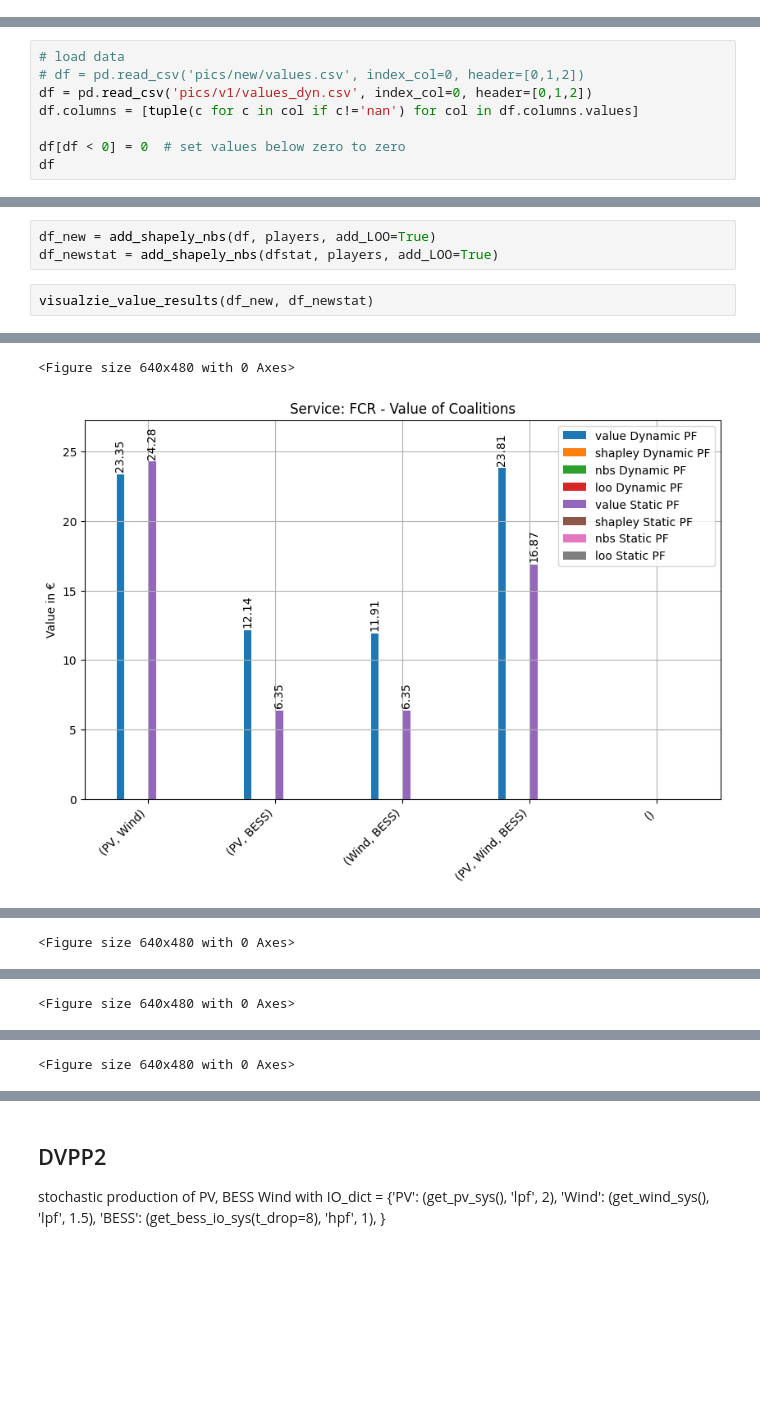
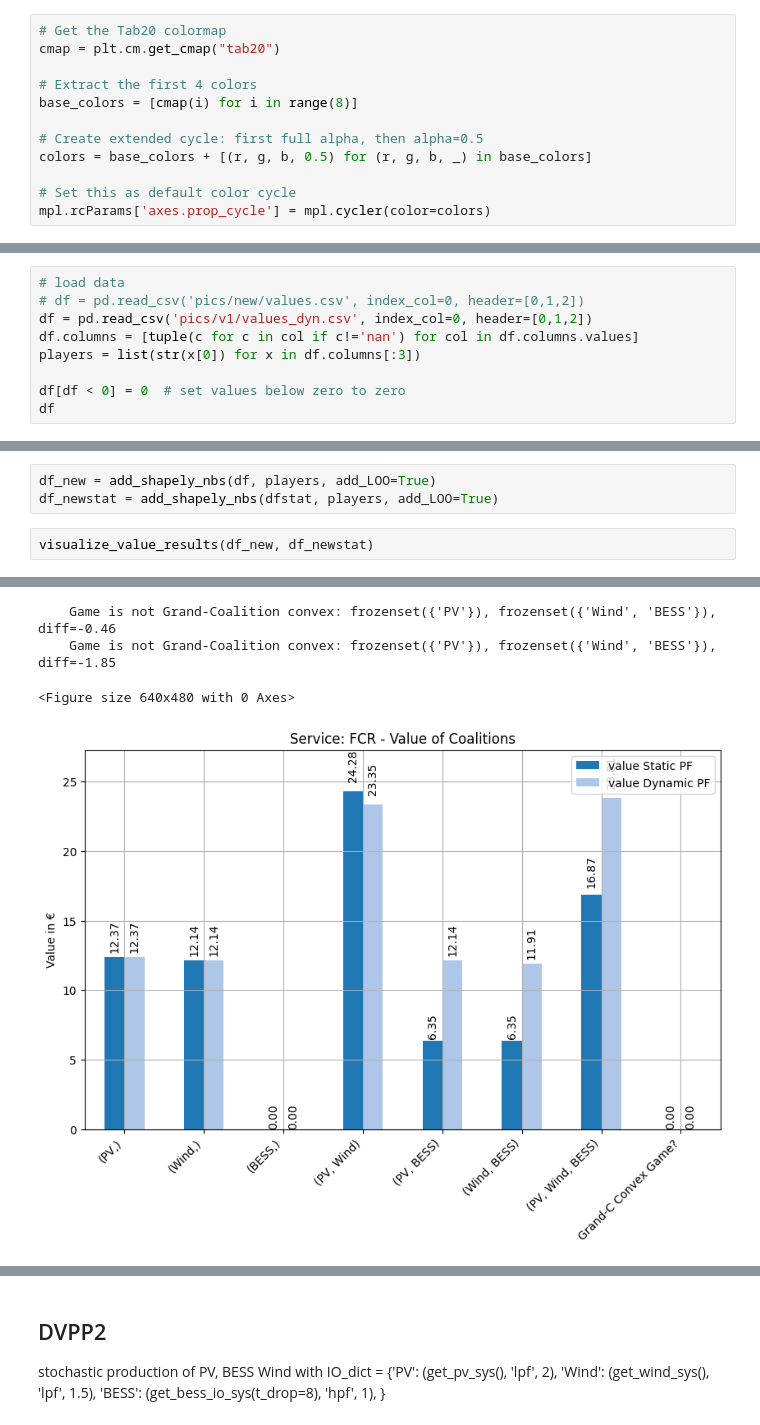
Before and after one commit to cvonholly/dvpp_reward_mechanism, a Jupyter notebook: visualize.ipynb, the cells around one changed output, grey strips where cells are left out. Cells and saved outputs as stored; diff of their text form; blank space fills up the shorter version.

Commit message:
run intermittent generation, update plots

```diff
--- a/visualize.ipynb
+++ b/visualize.ipynb
@@ -353,3 +363,15 @@ def print_2f_dict(d: dict):
+# %%
+# Get the Tab20 colormap
+cmap = plt.cm.get_cmap("tab20")
+
+# Extract the first 4 colors
+base_colors = [cmap(i) for i in range(8)]
+
+# Create extended cycle: first full alpha, then alpha=0.5
+colors = base_colors + [(r, g, b, 0.5) for (r, g, b, _) in base_colors]
+
+# Set this as default color cycle
+mpl.rcParams['axes.prop_cycle'] = mpl.cycler(color=colors)
 # %%
 def add_shapely_nbs(df: pd.DataFrame, players: list,
                     add_LOO=False) -> pd.DataFrame:
@@ -436,6 +478,7 @@ IO_dict =      {'PV': (get_pv_sys(), 'lpf', 1),
 # df = pd.read_csv('pics/new/values.csv', index_col=0, header=[0,1,2])
 df = pd.read_csv('pics/v1/values_dyn.csv', index_col=0, header=[0,1,2])
 df.columns = [tuple(c for c in col if c!='nan') for col in df.columns.values]
+players = list(str(x[0]) for x in df.columns[:3])
 
 df[df < 0] = 0  # set values below zero to zero
 df
@@ -462,5 +504,5 @@ dfstat
 df_new = add_shapely_nbs(df, players, add_LOO=True)
 df_newstat = add_shapely_nbs(dfstat, players, add_LOO=True)
 # %%
-visualzie_value_results(df_new, df_newstat)
+visualize_value_results(df_new, df_newstat)
 # %% [output]
@@ -468,2 +510,4 @@ visualzie_value_results(df_new, df_newstat)
-<Figure size 640x480 with 0 Axes>
+    Game is not Grand-Coalition convex: frozenset({'PV'}), frozenset({'Wind', 'BESS'}), diff=-0.46
+    Game is not Grand-Coalition convex: frozenset({'PV'}), frozenset({'Wind', 'BESS'}), diff=-1.85
+<Figure size 640x480 with 0 Axes>
-[figure, old version]
+[figure, new version]
@@ -471 +514,0 @@ visualzie_value_results(df_new, df_newstat)
-<Figure size 640x480 with 0 Axes>
@@ -474 +521,0 @@ visualzie_value_results(df_new, df_newstat)
-<Figure size 640x480 with 0 Axes>
@@ -477 +527,0 @@ visualzie_value_results(df_new, df_newstat)
-<Figure size 640x480 with 0 Axes>
```
Also changed, not shown: parts of 14 cells of this notebook, 3 other files.
